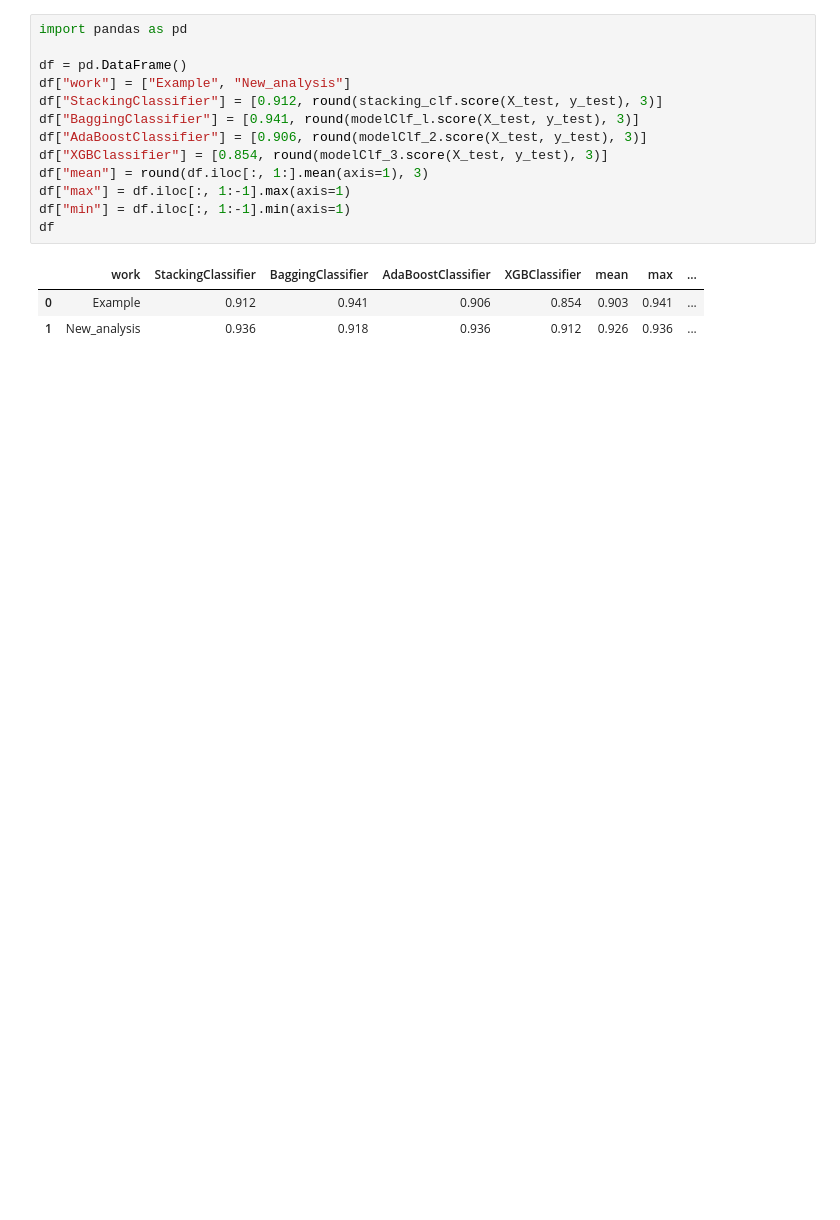
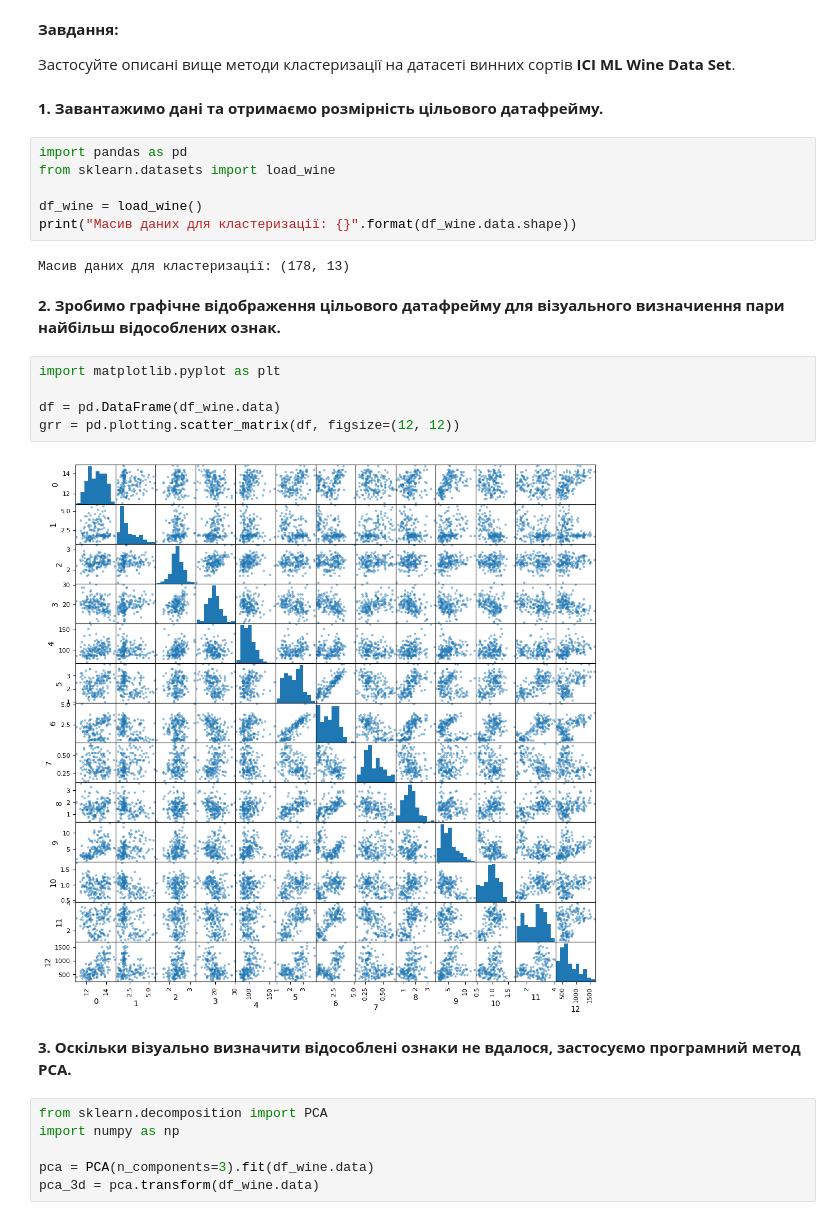
Before and after one commit to OleksandrKryvoruk/dz_54, a Jupyter notebook: 1.ipynb, the cells around one changed output. Cells and saved outputs as stored; diff of their text form; blank space fills up the shorter version.

```diff
--- a/1.ipynb
+++ b/1.ipynb
@@ -78,17 +1,31 @@ print("Якість моделі на тестовому наборі: {:.3f}".f
-# %%
-import pandas as pd
-
-df = pd.DataFrame()
-df["work"] = ["Example", "New_analysis"]
-df["StackingClassifier"] = [0.912, round(stacking_clf.score(X_test, y_test), 3)]
-df["BaggingClassifier"] = [0.941, round(modelClf_l.score(X_test, y_test), 3)]
-df["AdaBoostClassifier"] = [0.906, round(modelClf_2.score(X_test, y_test), 3)]
-df["XGBClassifier"] = [0.854, round(modelClf_3.score(X_test, y_test), 3)]
-df["mean"] = round(df.iloc[:, 1:].mean(axis=1), 3)
-df["max"] = df.iloc[:, 1:-1].max(axis=1)
-df["min"] = df.iloc[:, 1:-1].min(axis=1)
-df
-# %% [output]
-|  | work | StackingClassifier | BaggingClassifier | AdaBoostClassifier | XGBClassifier | mean | max | ... |
-| 0 | Example | 0.912 | 0.941 | 0.906 | 0.854 | 0.903 | 0.941 | ... |
-| 1 | New_analysis | 0.936 | 0.918 | 0.936 | 0.912 | 0.926 | 0.936 | ... |
+# %% [markdown]
+**Завдання:**
+
+Застосуйте описані вище методи кластеризації на датасеті винних сортів **ICI ML Wine Data Set**.
+# %% [markdown]
+**1. Завантажимо дані та отримаємо розмірність цільового датафрейму.**
+# %%
+import pandas as pd
+from sklearn.datasets import load_wine
+
+df_wine = load_wine()
+print("Масив даних для кластеризації: {}".format(df_wine.data.shape))
+# %% [output]
+Масив даних для кластеризації: (178, 13)
+# %% [markdown]
+**2. Зробимо графічне відображення цільового датафрейму для візуального визначиення пари найбільш відособлених ознак.**
+# %%
+import matplotlib.pyplot as plt
+
+df = pd.DataFrame(df_wine.data)
+grr = pd.plotting.scatter_matrix(df, figsize=(12, 12))
+# %% [output]
+[figure, added]
+# %% [markdown]
+**3. Оскільки візуально визначити відособлені ознаки не вдалося, застосуємо програмний метод PCA.**
+# %%
+from sklearn.decomposition import PCA
+import numpy as np
+
+pca = PCA(n_components=3).fit(df_wine.data)
+pca_3d = pca.transform(df_wine.data)
```
Also changed, not shown: parts of 21 cells of this notebook.
